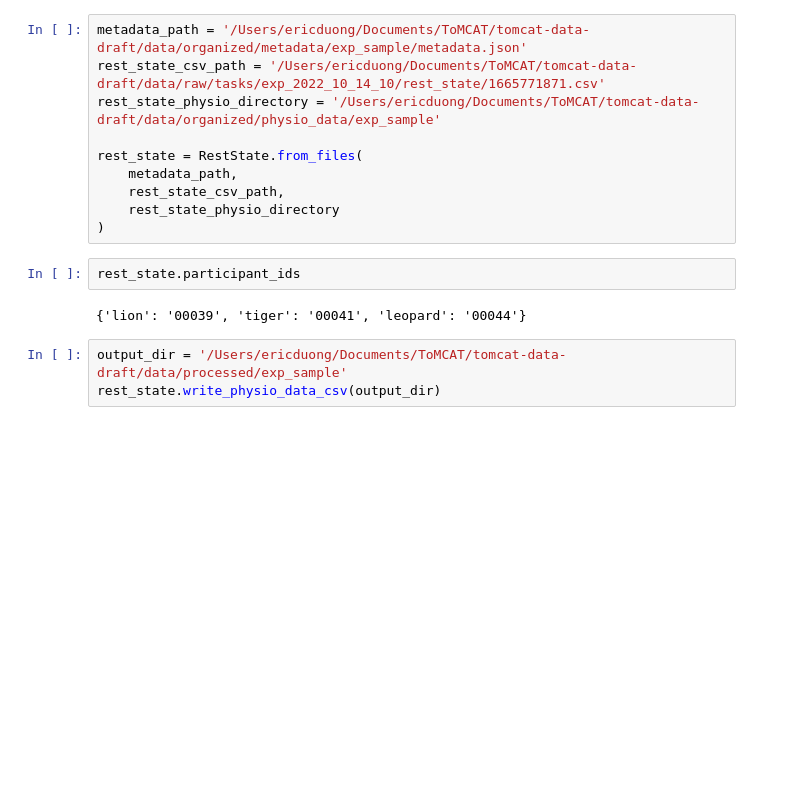
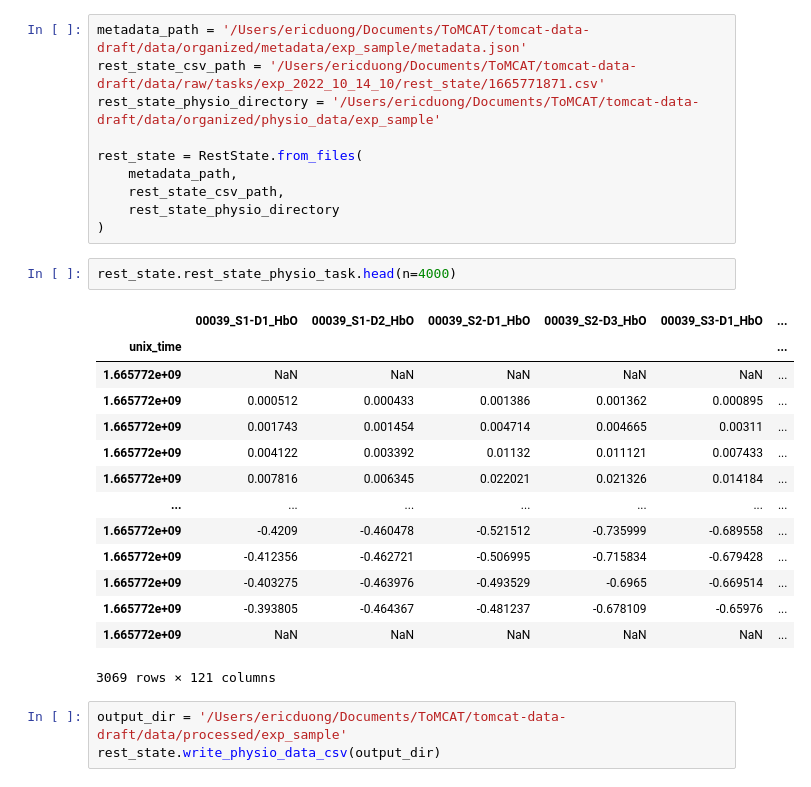
Before and after one commit to eduongAZ/tomcat-data-draft, a Jupyter notebook: code/read_csv.ipynb, the cells around one changed output. Cells and saved outputs as stored; diff of their text form; blank space fills up the shorter version.

Commit message:
Combine all brain data (#6)
* Rest state combined brain

* finger tapping task

* team affective task

* fix finger tapping

* competitive ping pong

* cooperative ping pong

```diff
--- a/code/read_csv.ipynb
+++ b/code/read_csv.ipynb
@@ -10,10 +11,23 @@ rest_state = RestState.from_files(
     rest_state_csv_path,
     rest_state_physio_directory
 )
-# %%
-rest_state.participant_ids
-# %% [output]
-{'lion': '00039', 'tiger': '00041', 'leopard': '00044'}
+# %%
+rest_state.rest_state_physio_task.head(n=4000)
+# %% [output]
+|  | 00039_S1-D1_HbO | 00039_S1-D2_HbO | 00039_S2-D1_HbO | 00039_S2-D3_HbO | 00039_S3-D1_HbO | ... |
+| unix_time |  |  |  |  |  | ... |
+| 1.665772e+09 | NaN | NaN | NaN | NaN | NaN | ... |
+| 1.665772e+09 | 0.000512 | 0.000433 | 0.001386 | 0.001362 | 0.000895 | ... |
+| 1.665772e+09 | 0.001743 | 0.001454 | 0.004714 | 0.004665 | 0.00311 | ... |
+| 1.665772e+09 | 0.004122 | 0.003392 | 0.01132 | 0.011121 | 0.007433 | ... |
+| 1.665772e+09 | 0.007816 | 0.006345 | 0.022021 | 0.021326 | 0.014184 | ... |
+| ... | ... | ... | ... | ... | ... | ... |
+| 1.665772e+09 | -0.4209 | -0.460478 | -0.521512 | -0.735999 | -0.689558 | ... |
+| 1.665772e+09 | -0.412356 | -0.462721 | -0.506995 | -0.715834 | -0.679428 | ... |
+| 1.665772e+09 | -0.403275 | -0.463976 | -0.493529 | -0.6965 | -0.669514 | ... |
+| 1.665772e+09 | -0.393805 | -0.464367 | -0.481237 | -0.678109 | -0.65976 | ... |
+| 1.665772e+09 | NaN | NaN | NaN | NaN | NaN | ... |
+3069 rows × 121 columns
 # %%
 output_dir = '/Users/ericduong/Documents/ToMCAT/tomcat-data-draft/data/processed/exp_sample'
 rest_state.write_physio_data_csv(output_dir)
```
Also changed, not shown: parts of 12 cells of this notebook, 13 other files.
